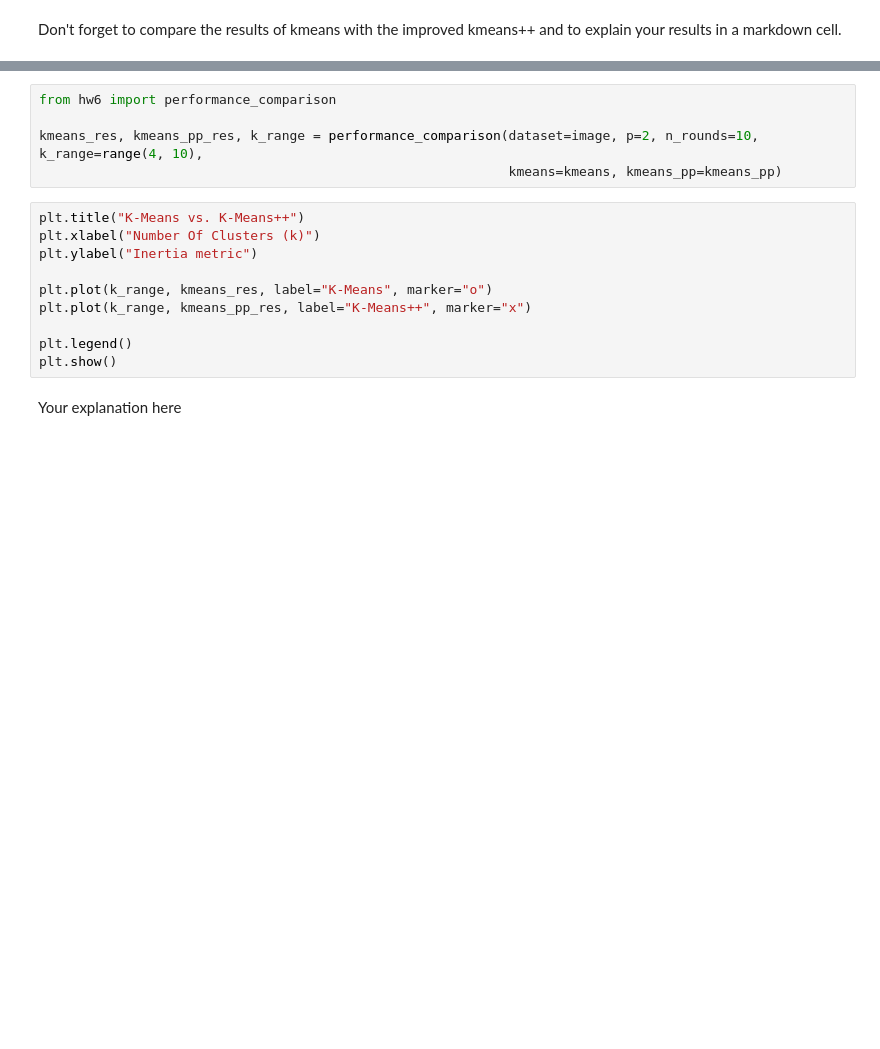
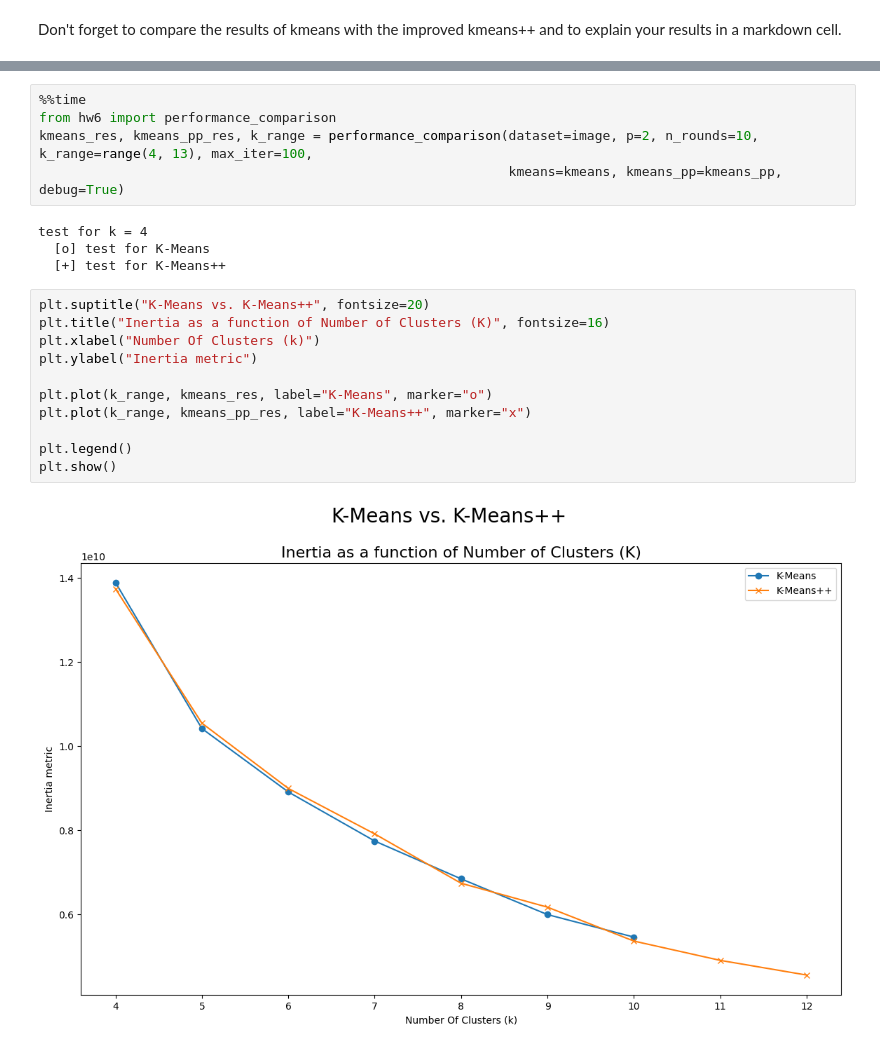
Before and after one commit to AdirBens/CS3141-ML, a Jupyter notebook: hw6/hw6.ipynb, the cells around one changed output, grey strips where cells are left out. Saved outputs shown, nothing was run; the diff lists cells and outputs as text; blank space fills up the shorter version.

```diff
--- a/hw6/hw6.ipynb
+++ b/hw6/hw6.ipynb
@@ -194,17 +199,22 @@ Don't forget to compare the results of kmeans with the improved kmeans++ and to
 # %%
+%%time
 from hw6 import performance_comparison
-
-kmeans_res, kmeans_pp_res, k_range = performance_comparison(dataset=image, p=2, n_rounds=10, k_range=range(4, 10),
-                                                            kmeans=kmeans, kmeans_pp=kmeans_pp)
+kmeans_res, kmeans_pp_res, k_range = performance_comparison(dataset=image, p=2, n_rounds=10, k_range=range(4, 13), max_iter=100,
+                                                            kmeans=kmeans, kmeans_pp=kmeans_pp, debug=True)
+# %% [output]
+test for k = 4
+  [o] test for K-Means
+  [+] test for K-Means++
 # %%
-plt.title("K-Means vs. K-Means++")
+plt.suptitle("K-Means vs. K-Means++", fontsize=20)
+plt.title("Inertia as a function of Number of Clusters (K)", fontsize=16)
 plt.xlabel("Number Of Clusters (k)")
 plt.ylabel("Inertia metric")
 
 plt.plot(k_range, kmeans_res, label="K-Means", marker="o")
 plt.plot(k_range, kmeans_pp_res, label="K-Means++", marker="x")
 
 plt.legend()
 plt.show()
+# %% [output]
+[figure, added]
-# %% [markdown]
-Your explanation here
```
Also changed, not shown: parts of 6 cells of this notebook, 1 other file.
